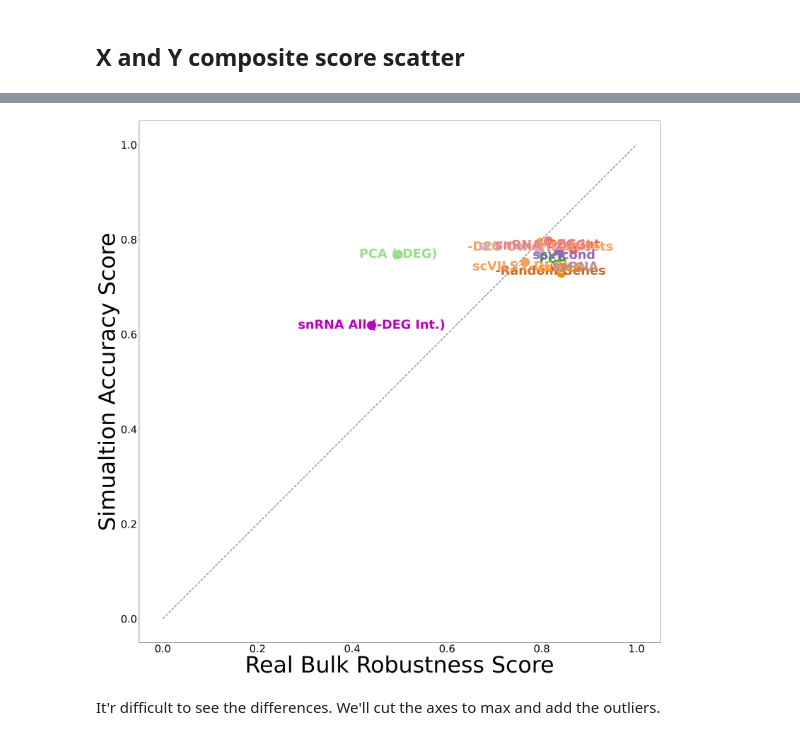
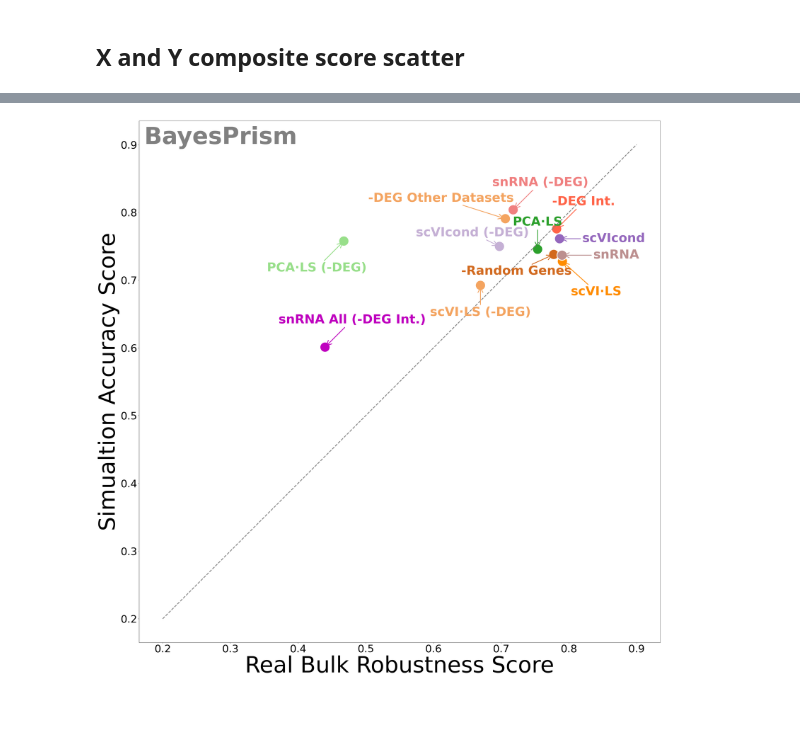
Before and after one commit to ivichadriana/deconvolution_sc_sn_comparison, a Jupyter notebook: notebooks/results_composite.ipynb, the cells around one changed output, grey strips where cells are left out. Drawn from its saved outputs; the diff is of its cells as text; code cells hidden in the pictures; blank space fills up the shorter version.

Commit message:
Update env/scripts/notebooks; ignore local results and data_not_for_use

```diff
--- a/notebooks/results_composite.ipynb
+++ b/notebooks/results_composite.ipynb
@@ -59,7 +60,7 @@ display_palette = {
 # 1) Load per-dataset simulation accuracy (Pearson & RMSE) tables
 eval_dfs = {}
 for ds in datasets:
-    fp = os.path.join("..", "results", ds, f"evaluation_{ds}.csv")
+    fp = os.path.join("..", "results", ds, f"evaluation_{method}_{ds}.csv")
     if not os.path.exists(fp):
         raise FileNotFoundError(f"Missing evaluation file for {ds}: {fp}")
     eval_dfs[ds] = pd.read_csv(fp)
@@ -71,13 +72,13 @@ array(['degIntAllSN', 'degIntSN', 'degOtherSN', 'degPCA_SN', 'degRandSN',
 # %%
 # 2) Load inter-patient (per-donor) pairwise cosine similarities
 donor_consistency = pd.read_csv(
-    os.path.join("..", "results", "Real_ADP", "donor_pairwise_consistency.csv")
+    os.path.join("..", "results", "Real_ADP", f"donor_{method}_pairwise_consistency.csv")
 )
 
 # 3) Load inter-transform pairwise cosine similarities
 #    saved with transforms as both rows and columns
 transform_consistency = pd.read_csv(
-    os.path.join("..", "results", "Real_ADP", "transform_pairwise_consistency.csv"),
+    os.path.join("..", "results", "Real_ADP", f"transform_{method}_consistency_summary.csv"),
     index_col=0,
 )
 transform_consistency.columns = transform_consistency.columns.str.replace(
@@ -323,16 +323,0 @@ combo.sort_values(by="consistency_score", ascending=False)
-# %%
-# define default text‐offsets for each label
-text_offsets = {
-    "snRNA": (0.03, 0),
-    "snRNA (-DEG)": (-0.01, -0.01),
-    "-DEG Int.": (0, 0.01),
-    "-DEG Other Datasets": (0, -0.01),
-    "-Random Genes": (-0.01, -0.01),
-    "PCA": (-0.01, 0.01),
-    "PCA (-DEG)": (0, 0),
-    "scVILS": (0, 0.01),
-    "scVILS (-DEG)": (-0.01, -0.01),
-    "scVIcond": (0.01, -0.01),
-    "scVIcond (-DEG)": (-0.01, 0.01),
-    "snRNA All (-DEG Int.)": (0, 0),
-}
@@ -339,6 +371,6 @@ text_offsets = {
 # %%
 plt.figure(figsize=(32, 30))
-
+limit_1, limit_2= [0.2, 0.9], [0.2, 0.9]
 plt.tight_layout()
 ax = sns.scatterplot(
     x="consistency_score",
@@ -349,42 +381,47 @@ ax = sns.scatterplot(
     s=1500,
     legend=False,
 )
-
-
 # 2) annotate each point with its label at the offset, arrow in same color
 for _, row in combo.iterrows():
     label = row["Transform"]
     x, y = row["consistency_score"], row["accuracy_score"]
     dx, dy = text_offsets.get(label, (0.05, 0.05))
     ax.annotate(
         label,
         xy=(x, y),
         xytext=(x + dx, y + dy),
         textcoords="data",
         ha="center",
         va="center",
         fontsize=48,
         color=display_palette[label],
         weight="bold",
         arrowprops=dict(
             arrowstyle="->",
             color=display_palette[label],
             lw=3,
             shrinkA=5,
             shrinkB=5,
         ),
     )
 
 # 3) add a y=x line for reference
-ax.plot([0, 1], [0, 1], "--", linewidth=3, color="gray")
+textstring = method.capitalize() if method == "SCADEN" else method
+ax.plot(limit_1, limit_2, "--", linewidth=3, color="gray")
 ax.set_aspect("equal")
 ax.set_xlabel("Real Bulk Robustness Score", fontsize=86)
 ax.set_ylabel("Simualtion Accuracy Score", fontsize=86)
-# tightened limits (so the outliers truly sit outside)
+ax.text(
+    0.01, 0.99,                 # top-left corner in axis coordinates
+    f"{textstring}",                # text
+    transform=ax.transAxes,     # use axis coordinate system
+    fontsize=90,
+    color="gray",
+    va="top",                   # vertical alignment
+    ha="left",                  # horizontal alignment
+    weight="bold")
 ax.tick_params(axis="both", which="major", labelsize=40)
 plt.tight_layout()
 plt.show()
 # %% [output]
-[figure, old version]
+[figure, new version]
-# %% [markdown]
-It'r difficult to see the differences. We'll cut the axes to max and add the outliers.
```
Also changed, not shown: parts of 10 cells of this notebook, 47 other files.
